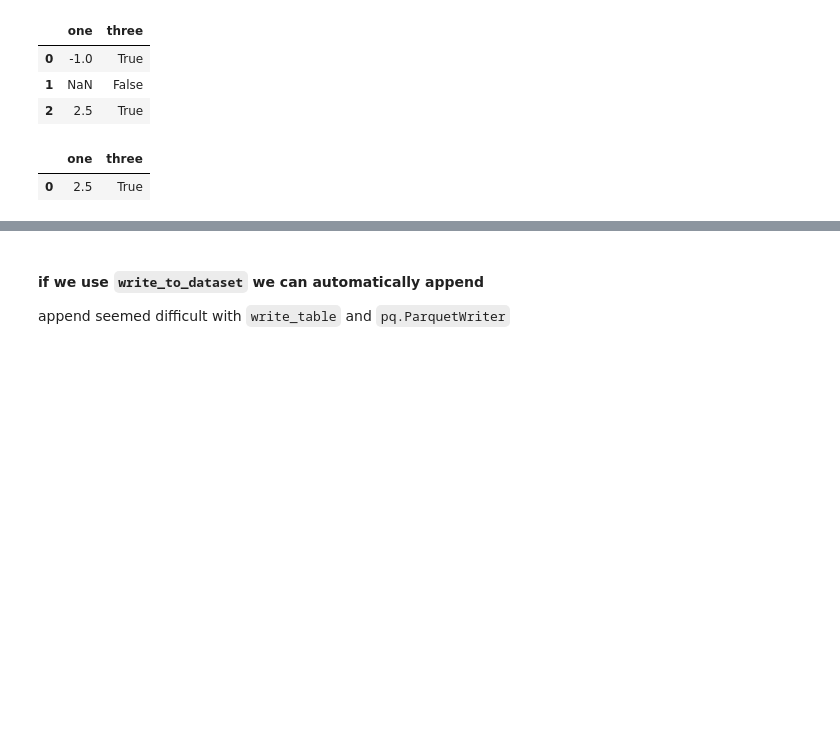
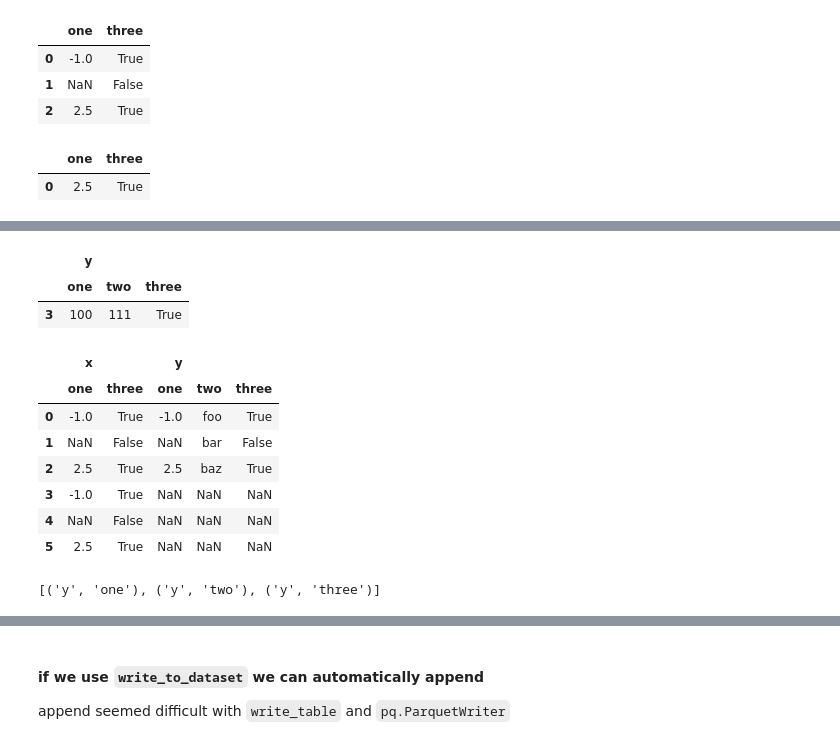
Before and after one commit to SatoriNetwork/Satori, a Jupyter notebook: notebooks/explore/RDBMS Parquet reading and writing.ipynb, the cells around one changed output, grey strips where cells are left out. Drawn from its saved outputs; the diff is of its cells as text; code cells hidden in the pictures; blank space fills up the shorter version.

```diff
--- a/notebooks/explore/RDBMS Parquet reading and writing.ipynb
+++ b/notebooks/explore/RDBMS Parquet reading and writing.ipynb
@@ -52,0 +79,9 @@ pq.read_table('example.parquet', columns=['one', 'three'], filters=[('one', '=='
+# %%
+if isinstance(df3.columns, pd.MultiIndex):
+    df3.columns = df3.columns.droplevel()
+df3
+table3 = pa.Table.from_pandas(df3).replace_schema_metadata(None)
+pq.write_to_dataset(table3, root_path='multiColumnExample2.parquet')
+df4 = pq.read_table('multiColumnExample2.parquet', columns=['one', 'three']).to_pandas()
+df4.columns = pd.MultiIndex.from_product([['x'], df4.columns])
+df4
@@ -52,0 +97,6 @@ pq.read_table('example.parquet', columns=['one', 'three'], filters=[('one', '=='
+# %%
+df5 = pd.DataFrame({('y', 'one'): [-1, np.nan, 2.5],
+                   ('y', 'two'): ['foo', 'bar', 'baz'],
+                   ('y', 'three'): [True, False, True]},
+                   )
+df5
@@ -52,0 +109,27 @@ pq.read_table('example.parquet', columns=['one', 'three'], filters=[('one', '=='
+# %%
+df6 = pd.DataFrame({('y', 'one'): [100],
+                   ('y', 'two'): ['111'],
+                   ('y', 'three'): [True]},
+                   index=[3]
+                   )
+df6
+# %% [output]
+|  | y |  |  |
+|  | one | two | three |
+| 3 | 100 | 111 | True |
+# %%
+df7 = pd.merge(df4,df5, how='outer', left_index=True, right_index=True)
+df7
+# %% [output]
+|  | x |  | y |  |  |
+|  | one | three | one | two | three |
+| 0 | -1.0 | True | -1.0 | foo | True |
+| 1 | NaN | False | NaN | bar | False |
+| 2 | 2.5 | True | 2.5 | baz | True |
+| 3 | -1.0 | True | NaN | NaN | NaN |
+| 4 | NaN | False | NaN | NaN | NaN |
+| 5 | 2.5 | True | NaN | NaN | NaN |
+# %%
+[x for x in df6.columns]
+# %% [output]
+[('y', 'one'), ('y', 'two'), ('y', 'three')]
```
Also changed, not shown: parts of 26 cells of this notebook, 5 other files.
